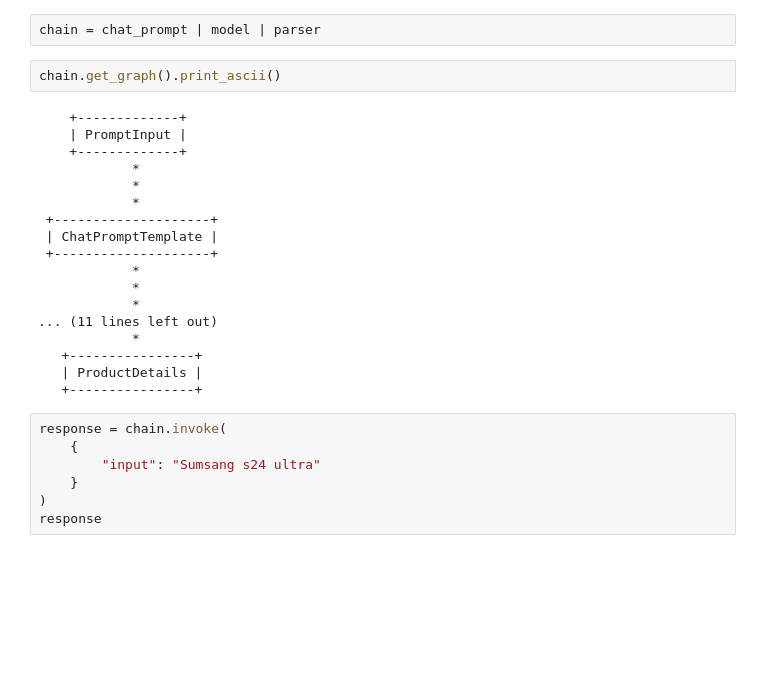
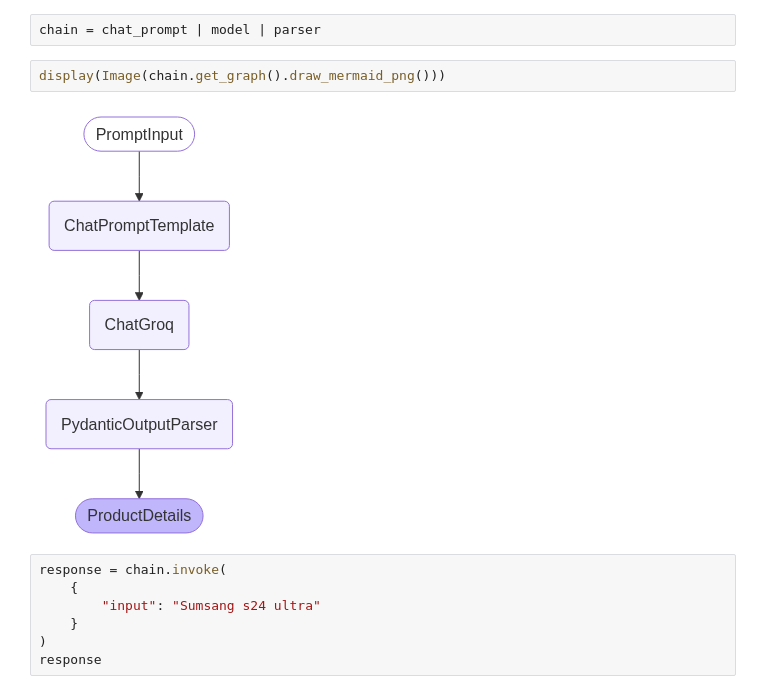
Before and after one commit to MDalamin5/End-to-End-Agentic-Ai-Automation-Lab, a Jupyter notebook: 02-LangChain-Basics/Assignment-00/smiple-assistant.ipynb, the cells around one changed output. Saved outputs shown, nothing was run; the diff lists cells and outputs as text; blank space fills up the shorter version.

```diff
--- a/02-LangChain-Basics/Assignment-00/smiple-assistant.ipynb
+++ b/02-LangChain-Basics/Assignment-00/smiple-assistant.ipynb
@@ -53,25 +54,9 @@ chat_prompt = ChatPromptTemplate.from_messages(
 # %%
 chain = chat_prompt | model | parser
 # %%
-chain.get_graph().print_ascii()
+display(Image(chain.get_graph().draw_mermaid_png()))
 # %% [output]
-    +-------------+
-    | PromptInput |
-    +-------------+
-            *
-            *
-            *
- +--------------------+
- | ChatPromptTemplate |
- +--------------------+
-            *
-            *
-            *
-... (11 lines left out)
-            *
-   +----------------+
-   | ProductDetails |
-   +----------------+
+[figure, added]
 # %%
 response = chain.invoke(
     {
```
Also changed, not shown: parts of 2 cells of this notebook.
